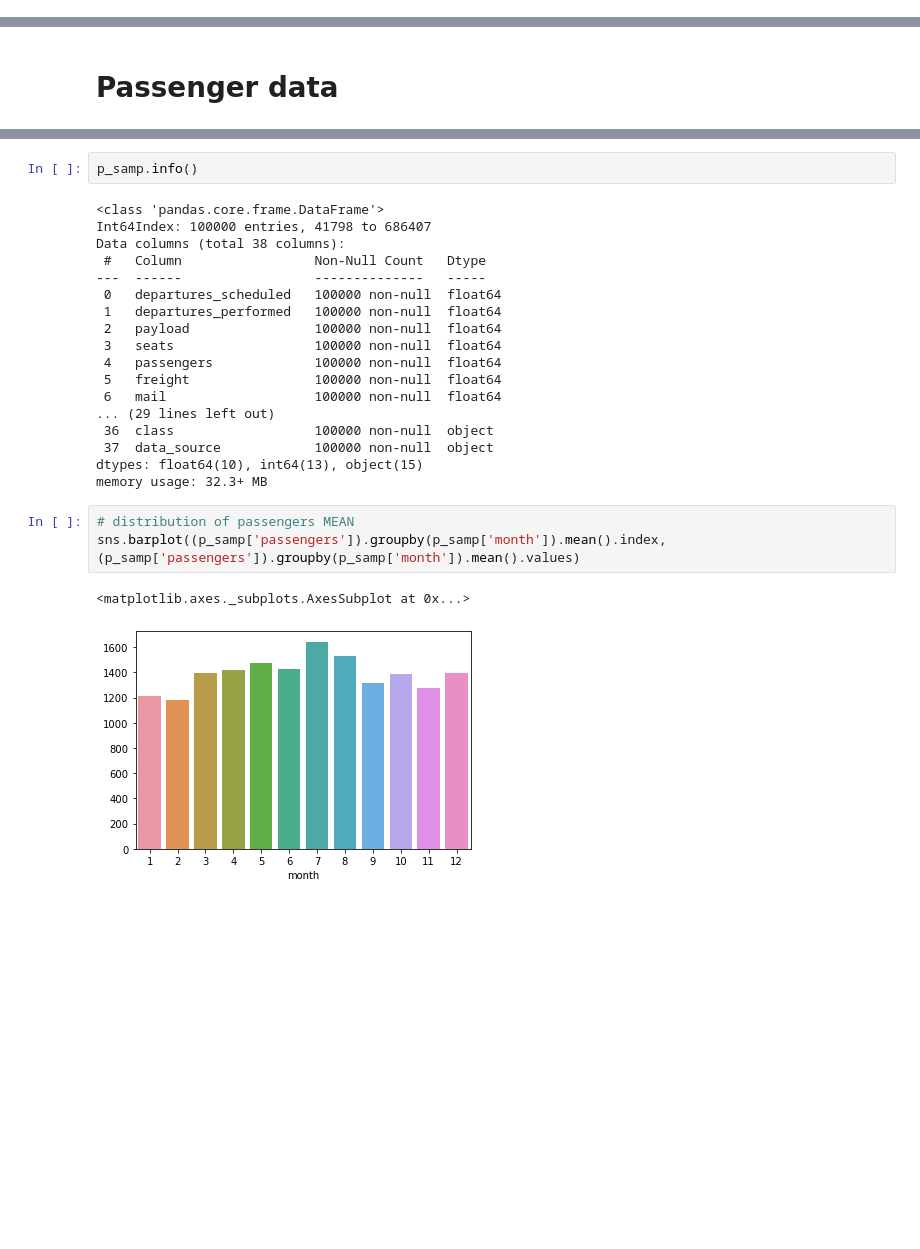
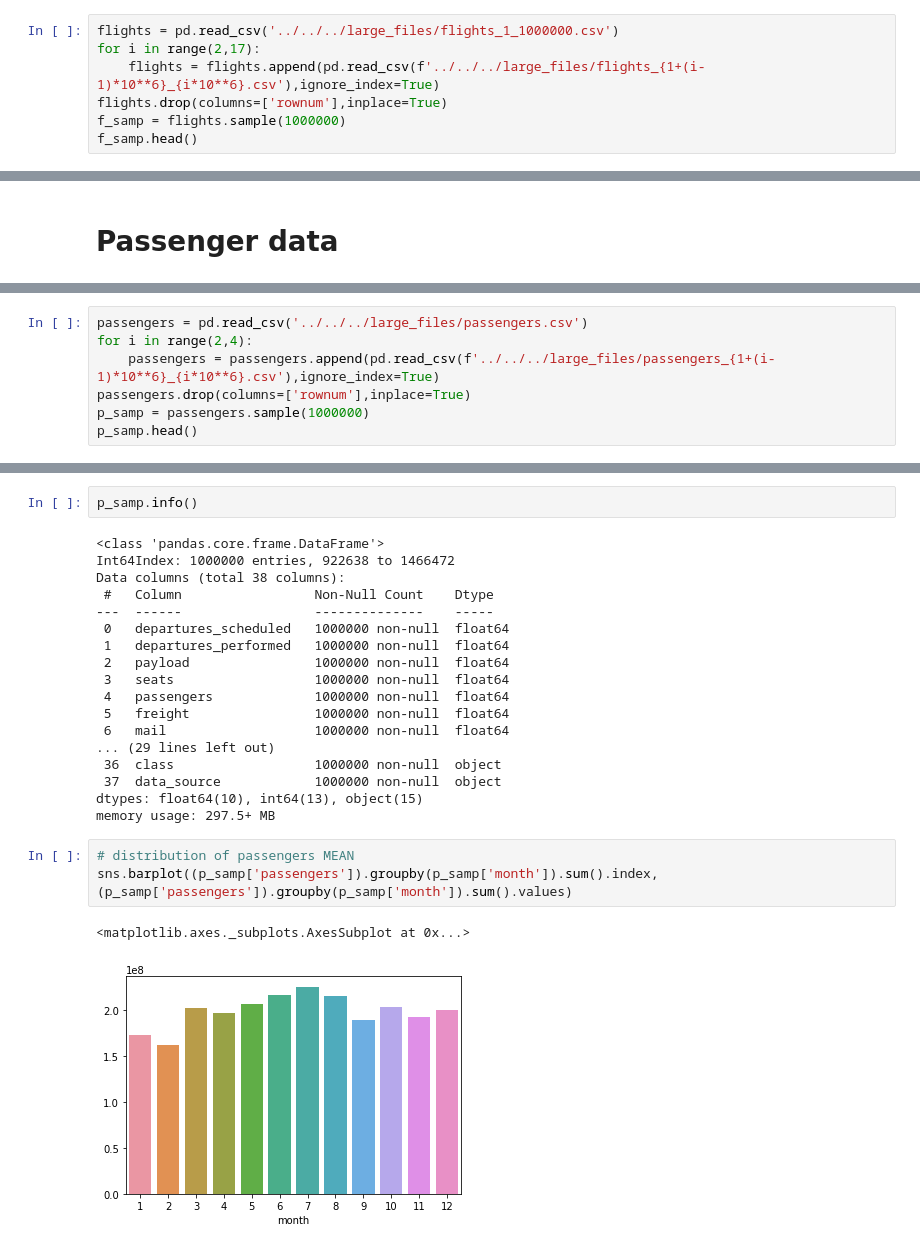
Before and after one commit to fedalza/lighthouse-data-notes, a Jupyter notebook: Week_5/midterm_project_1/preliminary.ipynb, the cells around one changed output, grey strips where cells are left out. Saved outputs shown, nothing was run; the diff lists cells and outputs as text; blank space fills up the shorter version.

```diff
--- a/Week_5/midterm_project_1/preliminary.ipynb
+++ b/Week_5/midterm_project_1/preliminary.ipynb
@@ -14,0 +3,7 @@ f_samp.head()
+# %%
+flights = pd.read_csv('../../../large_files/flights_1_1000000.csv')
+for i in range(2,17):
+    flights = flights.append(pd.read_csv(f'../../../large_files/flights_{1+(i-1)*10**6}_{i*10**6}.csv'),ignore_index=True)
+flights.drop(columns=['rownum'],inplace=True)
+f_samp = flights.sample(1000000)
+f_samp.head()
@@ -179,0 +191,7 @@ p_samp.head()
+# %%
+passengers = pd.read_csv('../../../large_files/passengers.csv')
+for i in range(2,4):
+    passengers = passengers.append(pd.read_csv(f'../../../large_files/passengers_{1+(i-1)*10**6}_{i*10**6}.csv'),ignore_index=True)
+passengers.drop(columns=['rownum'],inplace=True)
+p_samp = passengers.sample(1000000)
+p_samp.head()
@@ -181,27 +207,27 @@ p_samp.head()
 p_samp.info()
 # %% [output]
 <class 'pandas.core.frame.DataFrame'>
-Int64Index: 100000 entries, 41798 to 686407
+Int64Index: 1000000 entries, 922638 to 1466472
 Data columns (total 38 columns):
- #   Column                 Non-Null Count   Dtype
----  ------                 --------------   -----
- 0   departures_scheduled   100000 non-null  float64
- 1   departures_performed   100000 non-null  float64
- 2   payload                100000 non-null  float64
- 3   seats                  100000 non-null  float64
- 4   passengers             100000 non-null  float64
- 5   freight                100000 non-null  float64
- 6   mail                   100000 non-null  float64
+ #   Column                 Non-Null Count    Dtype
+---  ------                 --------------    -----
+ 0   departures_scheduled   1000000 non-null  float64
+ 1   departures_performed   1000000 non-null  float64
+ 2   payload                1000000 non-null  float64
+ 3   seats                  1000000 non-null  float64
+ 4   passengers             1000000 non-null  float64
+ 5   freight                1000000 non-null  float64
+ 6   mail                   1000000 non-null  float64
 ... (29 lines left out)
- 36  class                  100000 non-null  object
- 37  data_source            100000 non-null  object
+ 36  class                  1000000 non-null  object
+ 37  data_source            1000000 non-null  object
 dtypes: float64(10), int64(13), object(15)
-memory usage: 32.3+ MB
+memory usage: 297.5+ MB
 # %%
 # distribution of passengers MEAN
-sns.barplot((p_samp['passengers']).groupby(p_samp['month']).mean().index,(p_samp['passengers']).groupby(p_samp['month']).mean().values)
+sns.barplot((p_samp['passengers']).groupby(p_samp['month']).sum().index,(p_samp['passengers']).groupby(p_samp['month']).sum().values)
 # %% [output]
 <matplotlib.axes._subplots.AxesSubplot at 0x...>
-[figure, old version]
+[figure, new version]
 # %%
 # distribution of freight MEAN
```
Also changed, not shown: parts of 42 cells of this notebook, 5 other files.
